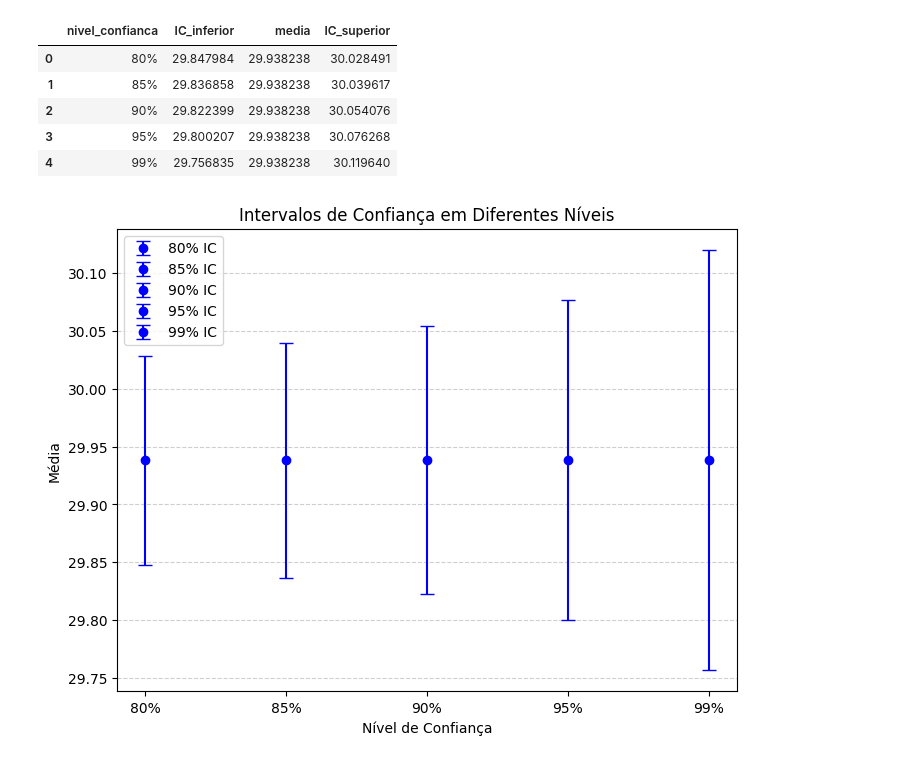
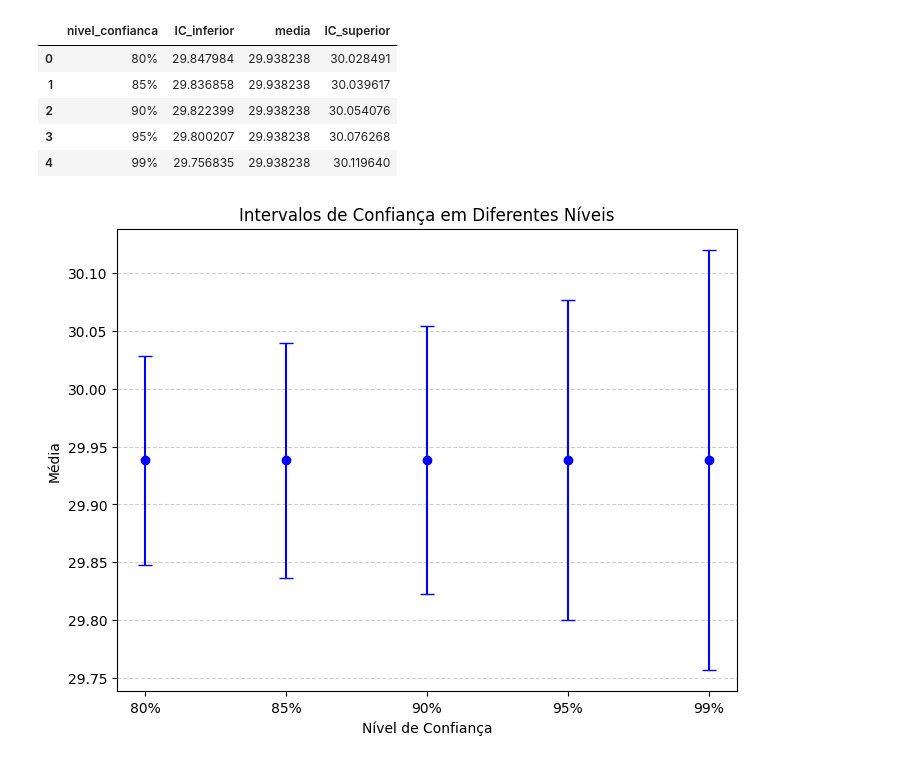
Before and after one commit to jeancarloscc/intro-estatistica-llms, a Jupyter notebook: activity 4/activity1.ipynb, the cells around one changed output. Saved outputs shown, nothing was run; the diff lists cells and outputs as text; code cells hidden in the pictures.

```diff
--- a/activity 4/activity1.ipynb
+++ b/activity 4/activity1.ipynb
@@ -23,14 +22,10 @@ dataset.dropna(inplace=True)
-# %%
-dataset['total'] = dataset['matematica'] + dataset['fund_computacao'] + dataset['tec_computacao']
-# %%
-dataset = dataset.query("presença != 'n'")
 # %%
 sample_size = len(dataset)
 sample_size
 # %% [output]
 11949
 # %%
-total_score = dataset['total'].values
+total_score = dataset['notaTotal'].values
 # %%
 sns.histplot(total_score, kde=True);
 # %% [output]
@@ -111,7 +106,7 @@ np.float64(0.10137910559974017)
 mean = np.mean(total_score)
 confidence_levels = [0.80, 0.85, 0.90, 0.95, 0.99]  # Diferentes níveis de confiança
 intervals = [
-    norm.interval(conf, loc=mean, scale=sem(total_score))
+    norm.interval(conf, loc=mean, scale=stats.sem(total_score))
     for conf in confidence_levels
 ]
 # %%
@@ -141,13 +136,13 @@ for i, row in df.iterrows():
         fmt='o', capsize=5, label=f"{row['nivel_confianca']} IC", color='blue'
     )
 
 # Configurações do gráfico
 plt.title('Intervalos de Confiança em Diferentes Níveis')
 plt.ylabel('Média')
 plt.xlabel('Nível de Confiança')
 plt.grid(axis='y', linestyle='--', alpha=0.6)
-plt.legend()
+# plt.legend()
 plt.show()
 # %% [output]
-[figure, old version]
+[figure, new version]
 # %% [markdown]
```
Also changed, not shown: parts of 4 cells of this notebook, 3 other files.
